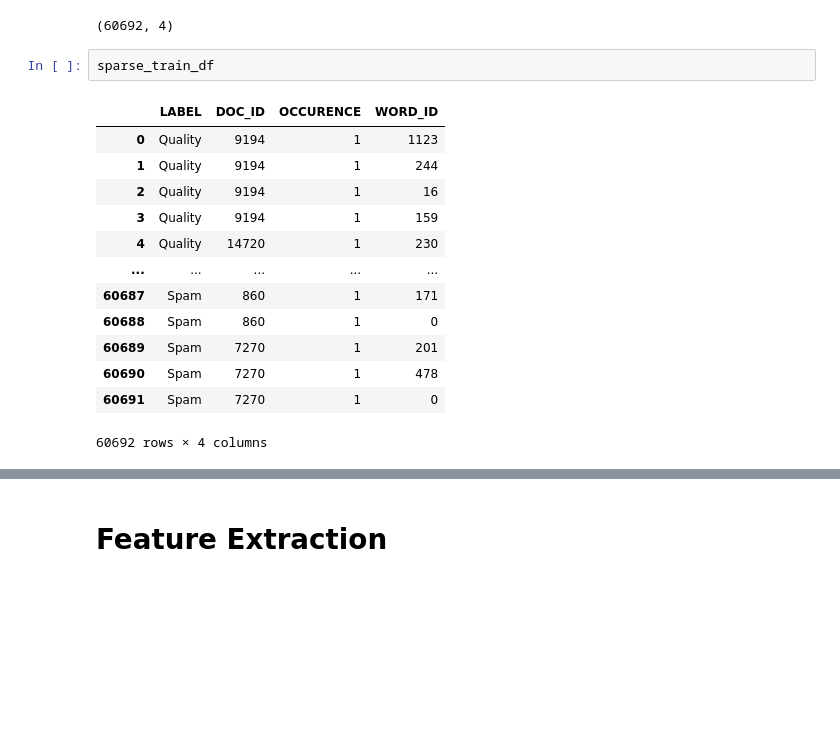
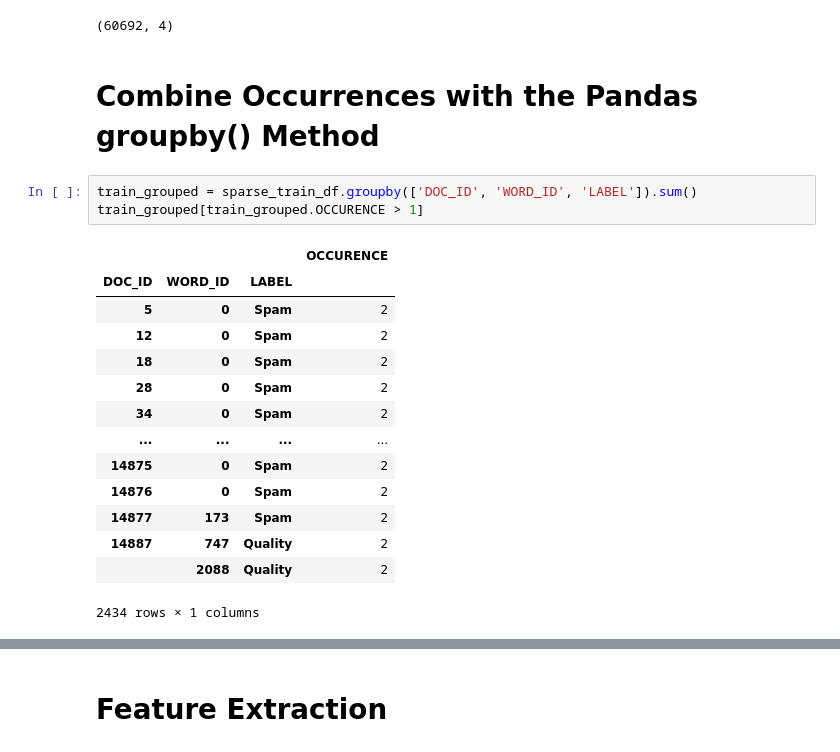
Before and after one commit to AlexHappyCode/CSC845-twitter-spam-detection, a Jupyter notebook: alex/main.ipynb, the cells around one changed output, grey strips where cells are left out. Drawn from its saved outputs; the diff is of its cells as text; blank space fills up the shorter version.

Commit message:
working on separating data into testing and trainning data

```diff
--- a/alex/main.ipynb
+++ b/alex/main.ipynb
@@ -431,19 +420,23 @@ Wall time: 5.93 s
 sparse_train_df.shape
 # %% [output]
 (60692, 4)
+# %% [markdown]
+# Combine Occurrences with the Pandas groupby() Method
 # %%
-sparse_train_df
+train_grouped = sparse_train_df.groupby(['DOC_ID', 'WORD_ID', 'LABEL']).sum()
+train_grouped[train_grouped.OCCURENCE > 1]
 # %% [output]
-|  | LABEL | DOC_ID | OCCURENCE | WORD_ID |
-| 0 | Quality | 9194 | 1 | 1123 |
-| 1 | Quality | 9194 | 1 | 244 |
-| 2 | Quality | 9194 | 1 | 16 |
-| 3 | Quality | 9194 | 1 | 159 |
-| 4 | Quality | 14720 | 1 | 230 |
-| ... | ... | ... | ... | ... |
-| 60687 | Spam | 860 | 1 | 171 |
-| 60688 | Spam | 860 | 1 | 0 |
-| 60689 | Spam | 7270 | 1 | 201 |
-| 60690 | Spam | 7270 | 1 | 478 |
-| 60691 | Spam | 7270 | 1 | 0 |
+|  |  |  | OCCURENCE |
+| DOC_ID | WORD_ID | LABEL |  |
+| 5 | 0 | Spam | 2 |
+| 12 | 0 | Spam | 2 |
+| 18 | 0 | Spam | 2 |
+| 28 | 0 | Spam | 2 |
+| 34 | 0 | Spam | 2 |
+| ... | ... | ... | ... |
+| 14875 | 0 | Spam | 2 |
+| 14876 | 0 | Spam | 2 |
+| 14877 | 173 | Spam | 2 |
+| 14887 | 747 | Quality | 2 |
+|  | 2088 | Quality | 2 |
-60692 rows × 4 columns
+2434 rows × 1 columns
```
Also changed, not shown: parts of 10 cells of this notebook.
